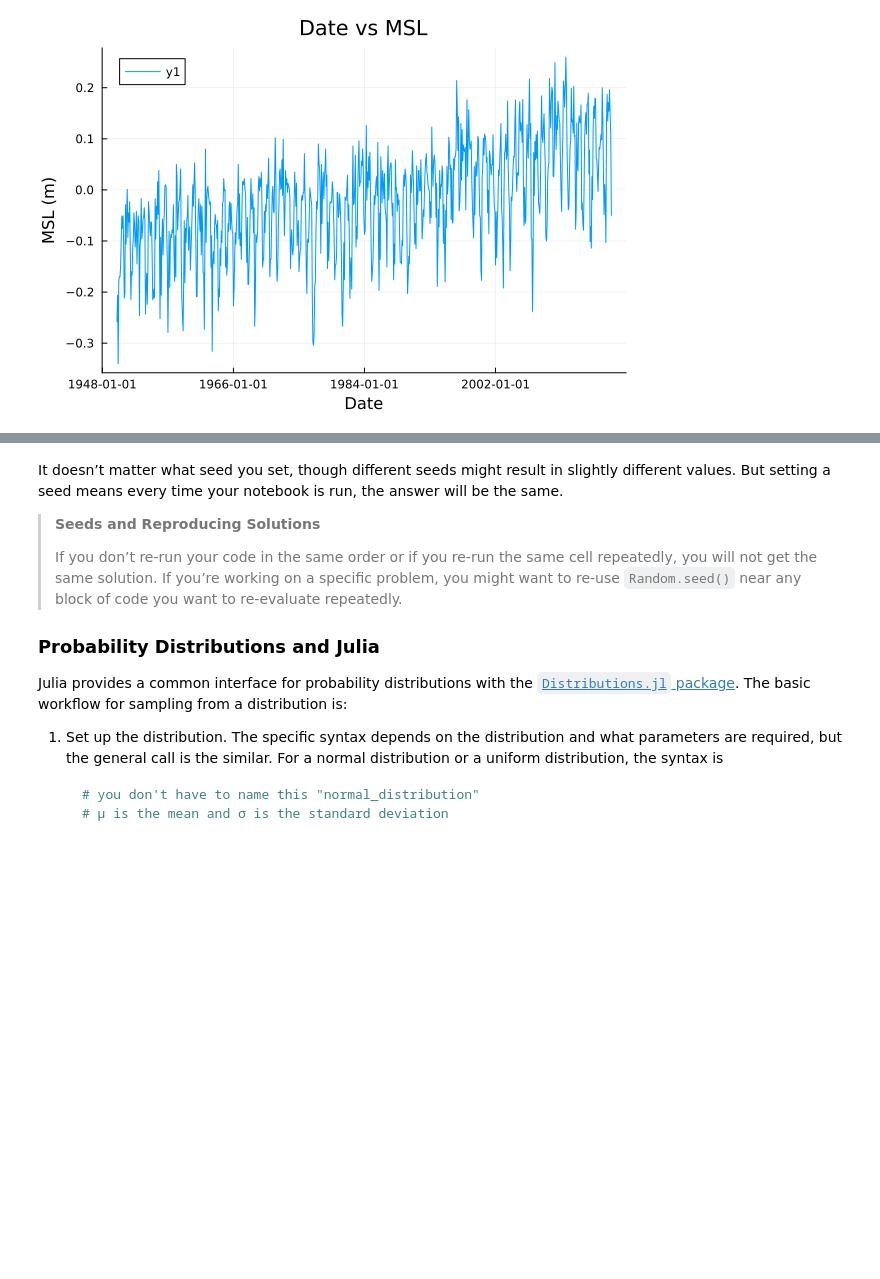
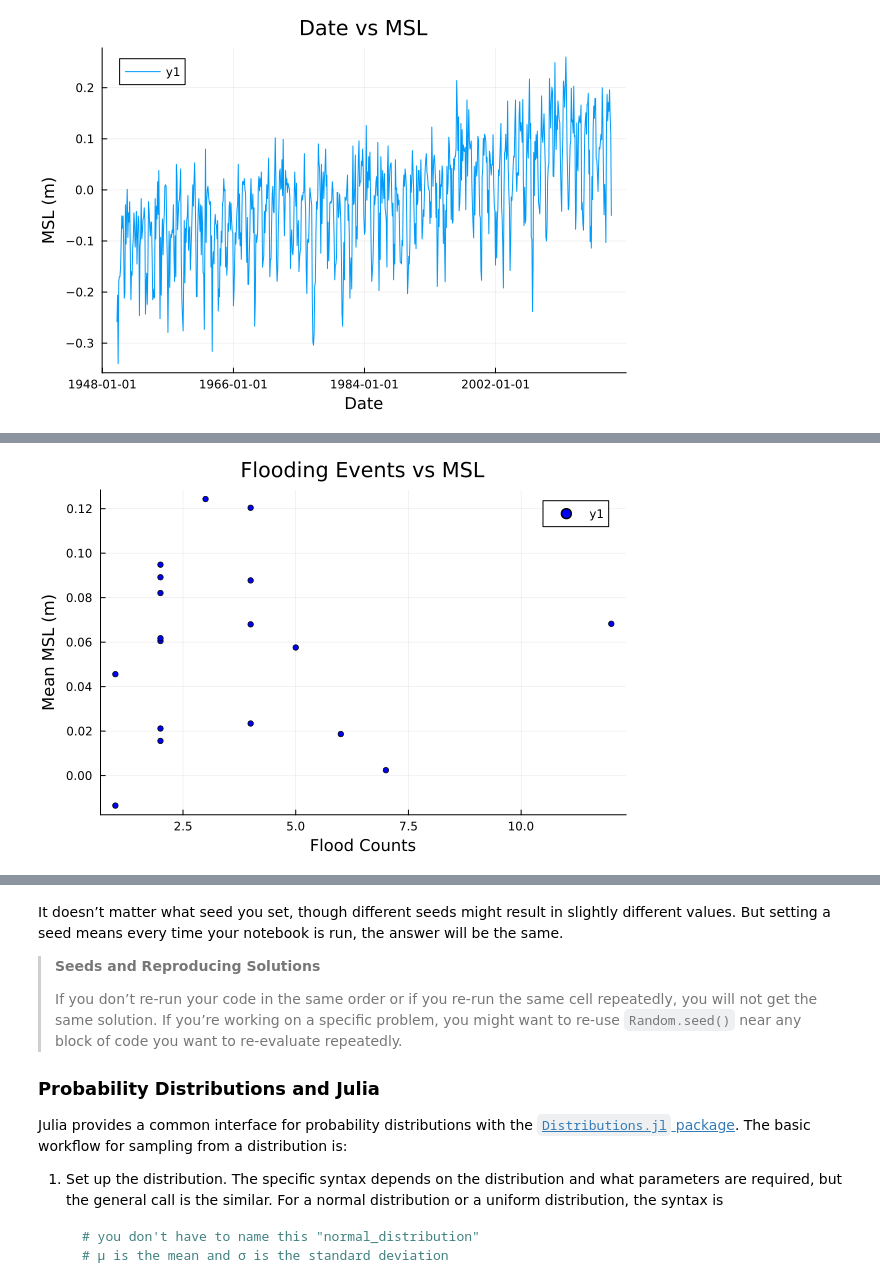
Before and after one commit to rms428/SLR-to-BI-4750, a Jupyter notebook: firstmcpass.ipynb, the cells around one changed output, grey strips where cells are left out. Saved outputs shown, nothing was run; the diff lists cells and outputs as text; code cells hidden in the pictures; blank space fills up the shorter version.

```diff
--- a/firstmcpass.ipynb
+++ b/firstmcpass.ipynb
@@ -106,0 +229,6 @@ plot(history.date, history."MSL (m)", xlabel="Date", ylabel="MSL (m)", title="Da
+# %%
+scatter(average_msl_by_year.flood_counts, average_msl_by_year."MSL_mean",
+        xlabel="Flood Counts", ylabel="Mean MSL (m)",
+        title="Flooding Events vs MSL", markersize=3, color="blue")
+# %% [output]
+[figure, added]
```
Also changed, not shown: parts of 10 cells of this notebook, 2 other files.
